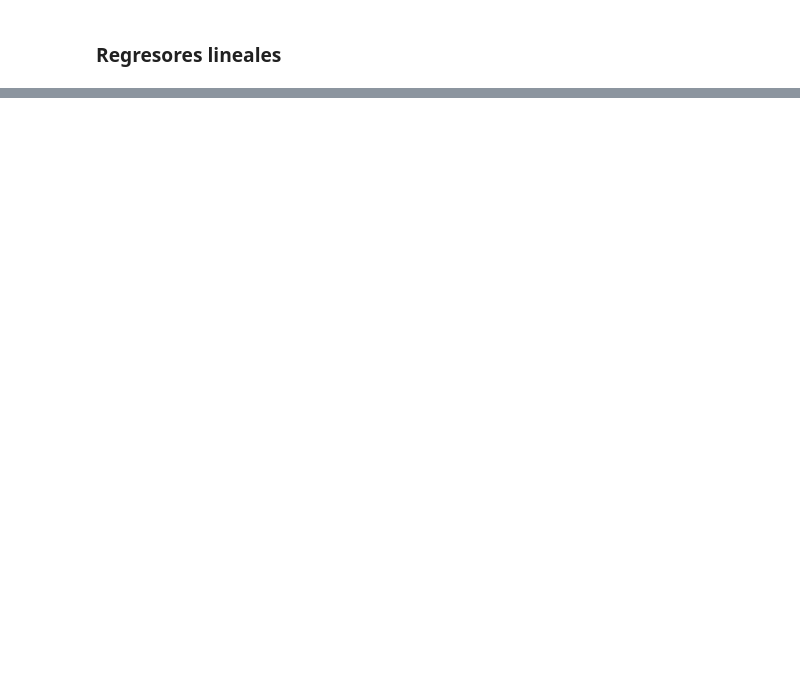
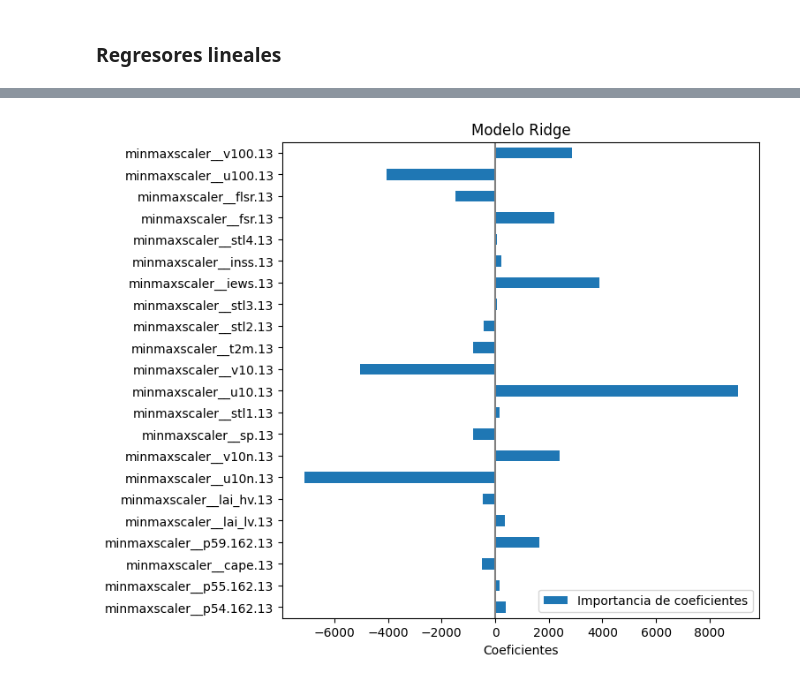
Before and after one commit to GLuis189/GRUPO13_Practica1, a Jupyter notebook: main.ipynb, the cells around one changed output, grey strips where cells are left out. Drawn from its saved outputs; the diff is of its cells as text; code cells hidden in the pictures; blank space fills up the shorter version.

```diff
--- a/main.ipynb
+++ b/main.ipynb
@@ -493,0 +597,27 @@ Tiempo de entrenamiento:  0.7432258129119873
+# %%
+# Creación y entrenamiento del modelo (con búsqueda por CV del valor óptimo alpha)
+# ==============================================================================
+# Por defecto RidgeCV utiliza el mean squared error
+pipe_regrRidge = Pipeline([
+        ('preproceso', min_max),
+        ('regresor', RidgeCV(
+            alphas          = np.logspace(-3, 8, 200),
+            fit_intercept   = True,
+            store_cv_values = True
+         ))
+])
+
+np.random.seed(42)
+pipe_regrRidge.fit(X_train, y_train)
+t1 = time.time()
+pipe_regr.fit(X_train, y_train) #entrena
+t2 = time.time()
+
+y_test_pred = pipe_regrRidge.predict(X_test)
+
+rmse_lineal = rmse(y_test, y_test_pred)
+r2_lineal = r2(y_test, y_test_pred)
+print(f"RMSE de the tree: {rmse_lineal}")
+print(f"R2 de the tree: {r2_lineal}")
+print("Tiempo de entrenamiento: ", t2 - t1)
+print(f"Mejor aplpha: {pipe_regr['regresor'].alpha_}")
@@ -493,0 +697,15 @@ Tiempo de entrenamiento:  0.7432258129119873
+# %%
+feature_names = pipe_regrRidge[:-1].get_feature_names_out()
+
+coefs = pd.DataFrame(
+    pipe_regrRidge['regresor'].coef_,
+    columns=["Importancia de coeficientes"],
+    index=feature_names,
+)
+coefs.plot.barh(figsize=(9, 7))
+plt.title("Modelo Ridge")
+plt.xlabel("Coeficientes")
+plt.axvline(x=0, color=".5")
+plt.subplots_adjust(left=0.3)
+# %% [output]
+[figure, added]
```
Also changed, not shown: parts of 53 cells of this notebook.
